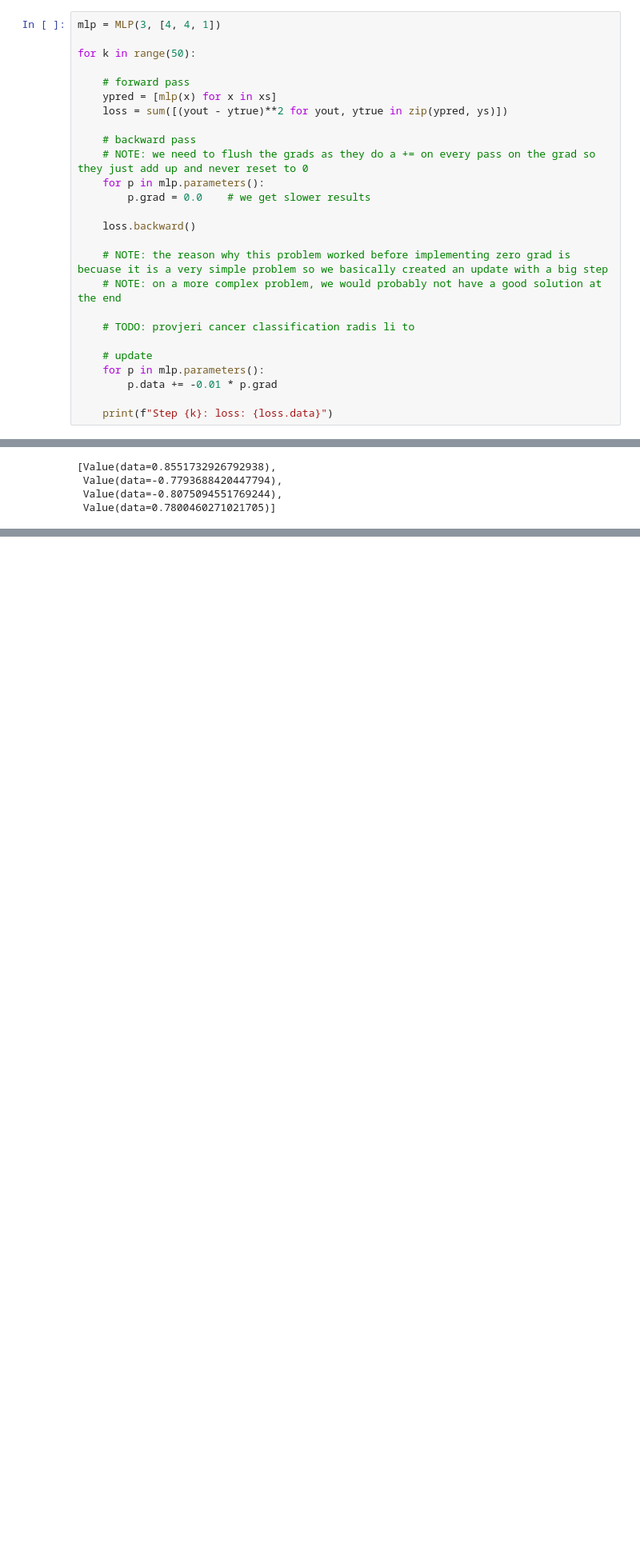
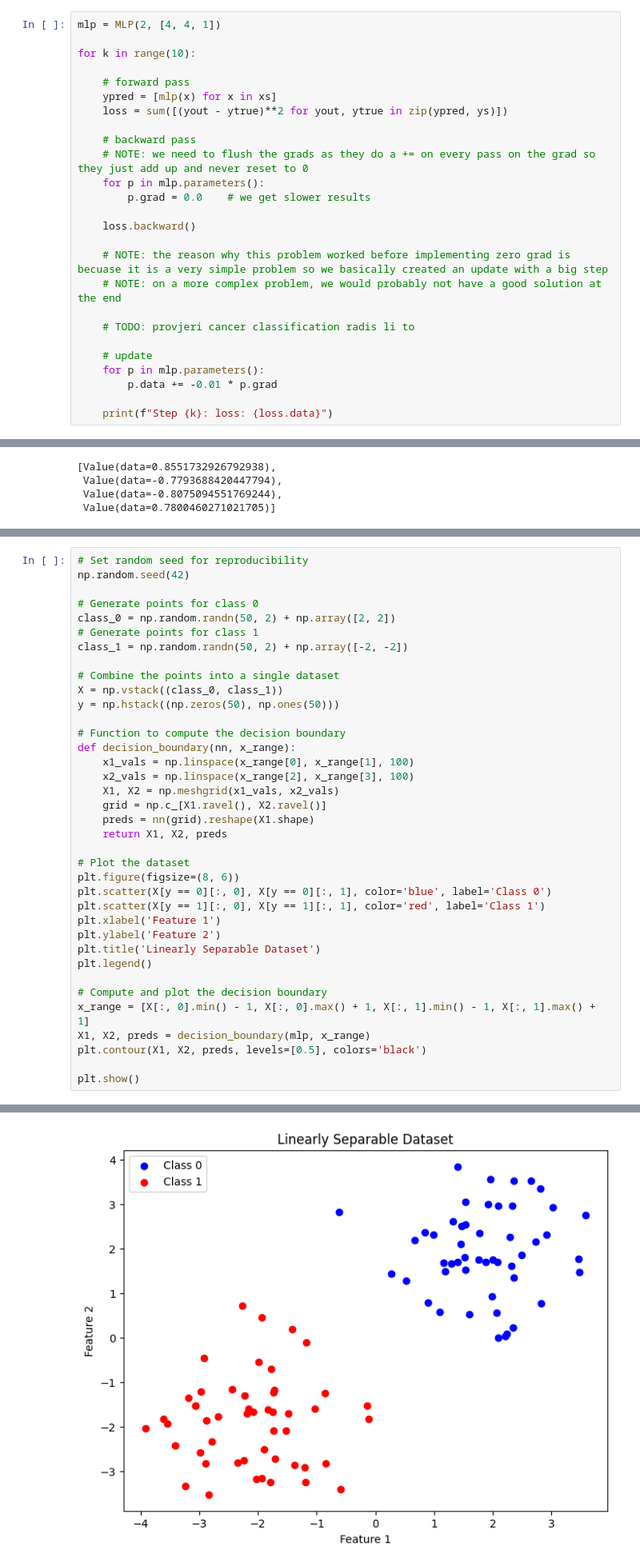
Before and after one commit to buzaXnov/zero-to-hero, a Jupyter notebook: micrograd_lecture.ipynb, the cells around one changed output, grey strips where cells are left out. Shown at 80% size. Drawn from its saved outputs; the diff is of its cells as text; blank space fills up the shorter version.

```diff
--- a/micrograd_lecture.ipynb
+++ b/micrograd_lecture.ipynb
@@ -402,9 +402,9 @@ mlp.parameters()
  Value(data=1.3033789484354887),
  Value(data=-1.9800043489319157)]
 # %%
-mlp = MLP(3, [4, 4, 1])
+mlp = MLP(2, [4, 4, 1])
 
-for k in range(50):
+for k in range(10):
 
     # forward pass
     ypred = [mlp(x) for x in xs]
@@ -454,0 +447,38 @@ ypred
+# %%
+# Set random seed for reproducibility
+np.random.seed(42)
+
+# Generate points for class 0
+class_0 = np.random.randn(50, 2) + np.array([2, 2])
+# Generate points for class 1
+class_1 = np.random.randn(50, 2) + np.array([-2, -2])
+
+# Combine the points into a single dataset
+X = np.vstack((class_0, class_1))
+y = np.hstack((np.zeros(50), np.ones(50)))
+
+# Function to compute the decision boundary
+def decision_boundary(nn, x_range):
+    x1_vals = np.linspace(x_range[0], x_range[1], 100)
+    x2_vals = np.linspace(x_range[2], x_range[3], 100)
+    X1, X2 = np.meshgrid(x1_vals, x2_vals)
+    grid = np.c_[X1.ravel(), X2.ravel()]
+    preds = nn(grid).reshape(X1.shape)
+    return X1, X2, preds
+
+# Plot the dataset
+plt.figure(figsize=(8, 6))
+plt.scatter(X[y == 0][:, 0], X[y == 0][:, 1], color='blue', label='Class 0')
+plt.scatter(X[y == 1][:, 0], X[y == 1][:, 1], color='red', label='Class 1')
+plt.xlabel('Feature 1')
+plt.ylabel('Feature 2')
+plt.title('Linearly Separable Dataset')
+plt.legend()
+
+# Compute and plot the decision boundary
+x_range = [X[:, 0].min() - 1, X[:, 0].max() + 1, X[:, 1].min() - 1, X[:, 1].max() + 1]
+X1, X2, preds = decision_boundary(mlp, x_range)
+plt.contour(X1, X2, preds, levels=[0.5], colors='black')
+
+plt.show()
+# %% [output]
@@ -454,0 +486 @@ ypred
+[figure, added]
```
Also changed, not shown: parts of 7 cells of this notebook.
